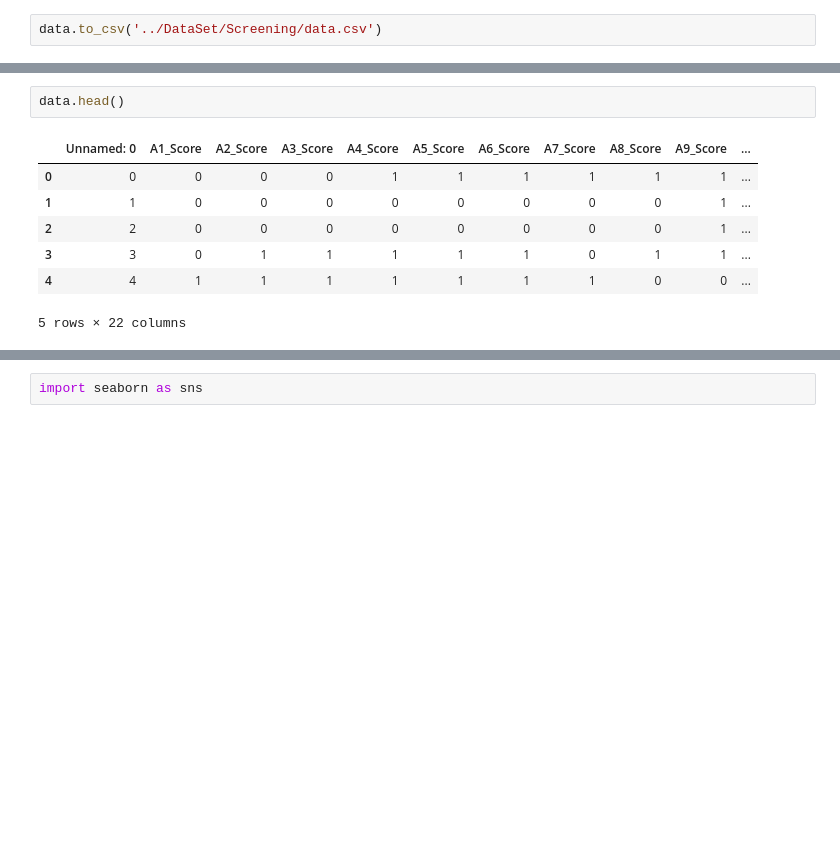
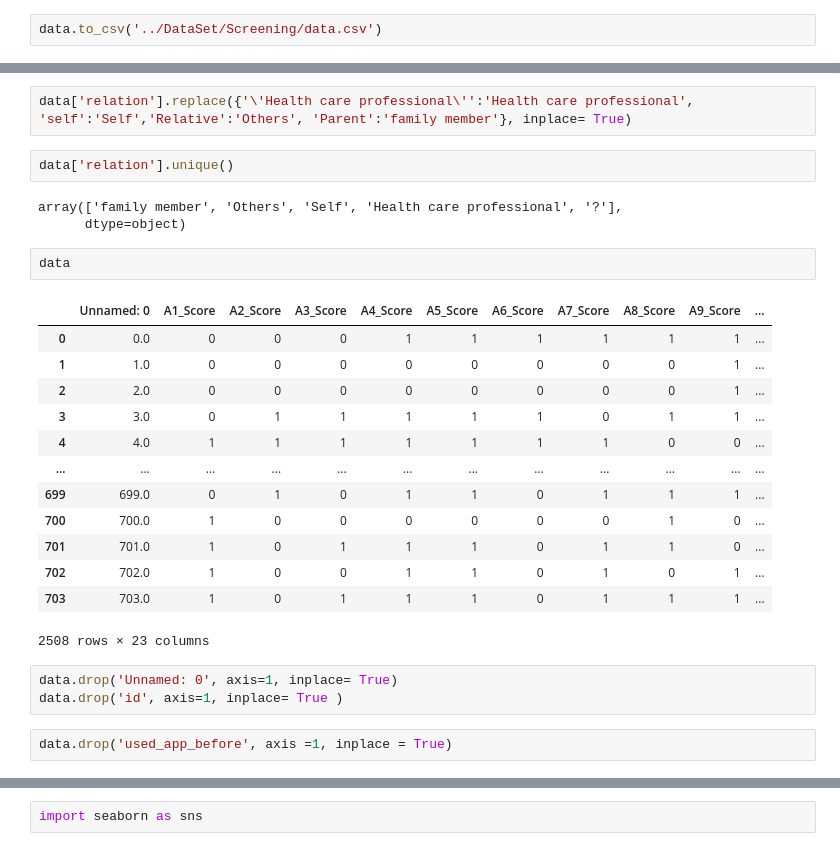
Before and after one commit to kingkgp25/Autism-Spectrum-Disorder-Detection, a Jupyter notebook: Preprocessed Data/merging.ipynb, the cells around one changed output, grey strips where cells are left out. Drawn from its saved outputs; the diff is of its cells as text; blank space fills up the shorter version.

```diff
--- a/Preprocessed Data/merging.ipynb
+++ b/Preprocessed Data/merging.ipynb
@@ -25,10 +25,28 @@ array([3.        , 4.        , 3.84693878, 5.        , 1.        ,
+# %%
+data['relation'].replace({'\'Health care professional\'':'Health care professional', 'self':'Self','Relative':'Others', 'Parent':'family member'}, inplace= True)
+# %%
+data['relation'].unique()
+# %% [output]
+array(['family member', 'Others', 'Self', 'Health care professional', '?'],
+      dtype=object)
 # %%
-data.head()
+data
 # %% [output]
 |  | Unnamed: 0 | A1_Score | A2_Score | A3_Score | A4_Score | A5_Score | A6_Score | A7_Score | A8_Score | A9_Score | ... |
-| 0 | 0 | 0 | 0 | 0 | 1 | 1 | 1 | 1 | 1 | 1 | ... |
-| 1 | 1 | 0 | 0 | 0 | 0 | 0 | 0 | 0 | 0 | 1 | ... |
-| 2 | 2 | 0 | 0 | 0 | 0 | 0 | 0 | 0 | 0 | 1 | ... |
-| 3 | 3 | 0 | 1 | 1 | 1 | 1 | 1 | 0 | 1 | 1 | ... |
-| 4 | 4 | 1 | 1 | 1 | 1 | 1 | 1 | 1 | 0 | 0 | ... |
+| 0 | 0.0 | 0 | 0 | 0 | 1 | 1 | 1 | 1 | 1 | 1 | ... |
+| 1 | 1.0 | 0 | 0 | 0 | 0 | 0 | 0 | 0 | 0 | 1 | ... |
+| 2 | 2.0 | 0 | 0 | 0 | 0 | 0 | 0 | 0 | 0 | 1 | ... |
+| 3 | 3.0 | 0 | 1 | 1 | 1 | 1 | 1 | 0 | 1 | 1 | ... |
+| 4 | 4.0 | 1 | 1 | 1 | 1 | 1 | 1 | 1 | 0 | 0 | ... |
+| ... | ... | ... | ... | ... | ... | ... | ... | ... | ... | ... | ... |
+| 699 | 699.0 | 0 | 1 | 0 | 1 | 1 | 0 | 1 | 1 | 1 | ... |
+| 700 | 700.0 | 1 | 0 | 0 | 0 | 0 | 0 | 0 | 1 | 0 | ... |
+| 701 | 701.0 | 1 | 0 | 1 | 1 | 1 | 0 | 1 | 1 | 0 | ... |
+| 702 | 702.0 | 1 | 0 | 0 | 1 | 1 | 0 | 1 | 0 | 1 | ... |
+| 703 | 703.0 | 1 | 0 | 1 | 1 | 1 | 0 | 1 | 1 | 1 | ... |
-5 rows × 22 columns
+2508 rows × 23 columns
+# %%
+data.drop('Unnamed: 0', axis=1, inplace= True)
+data.drop('id', axis=1, inplace= True )
+# %%
+data.drop('used_app_before', axis =1, inplace = True)
```
Also changed, not shown: parts of 20 cells of this notebook, 5 other files.
